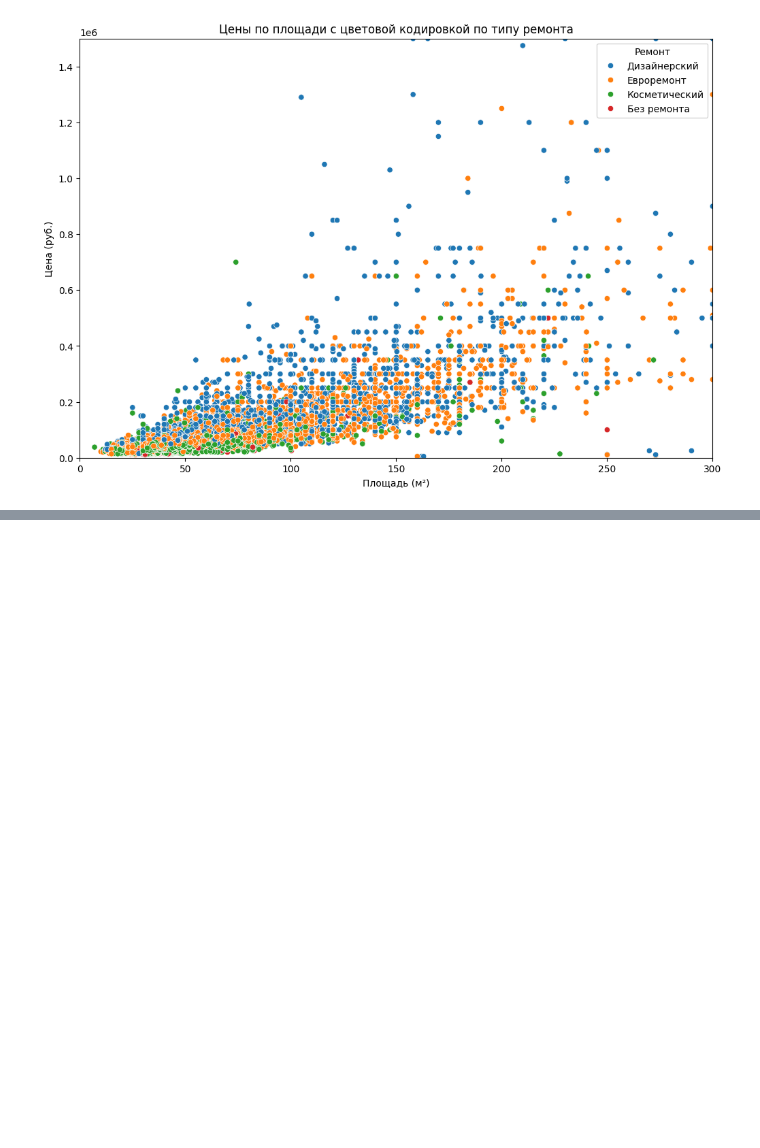
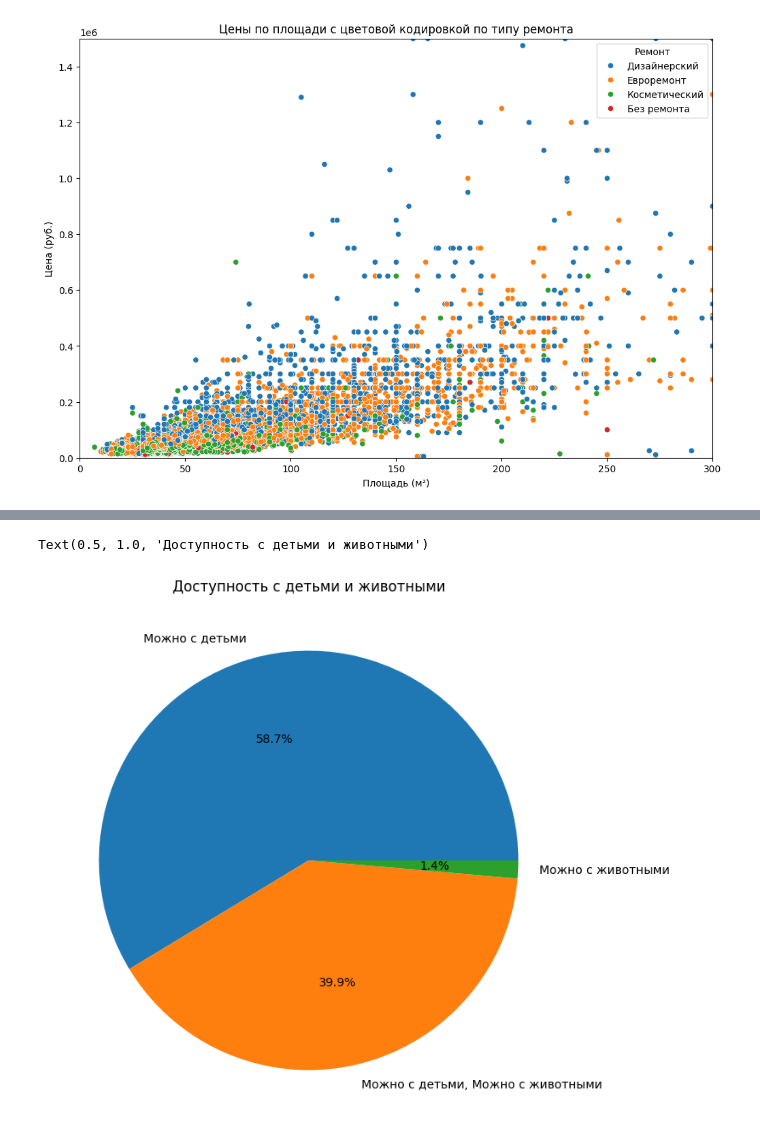
Before and after one commit to AlexChen-13/rent_real_estate_project, a Jupyter notebook: EDA.ipynb, the cells around one changed output, grey strips where cells are left out. Cells and saved outputs as stored; diff of their text form; code cells hidden in the pictures; blank space fills up the shorter version.

```diff
--- a/EDA_p1.ipynb
+++ b/EDA.ipynb
@@ -77,0 +196,12 @@ Text(0, 0.5, 'Цена (руб.)')
+# %%
+sizes = df['Можно с детьми/животными'].value_counts().values
+labels = df['Можно с детьми/животными'].value_counts().index
+
+plt.figure(figsize=(8, 8))
+plt.pie(sizes,
+        labels=labels,
+        autopct='%1.1f%%')
+plt.title('Доступность с детьми и животными')
+# %% [output]
+Text(0.5, 1.0, 'Доступность с детьми и животными')
+[figure, added]
```
Also changed, not shown: parts of 15 cells of this notebook, 1 other file.
